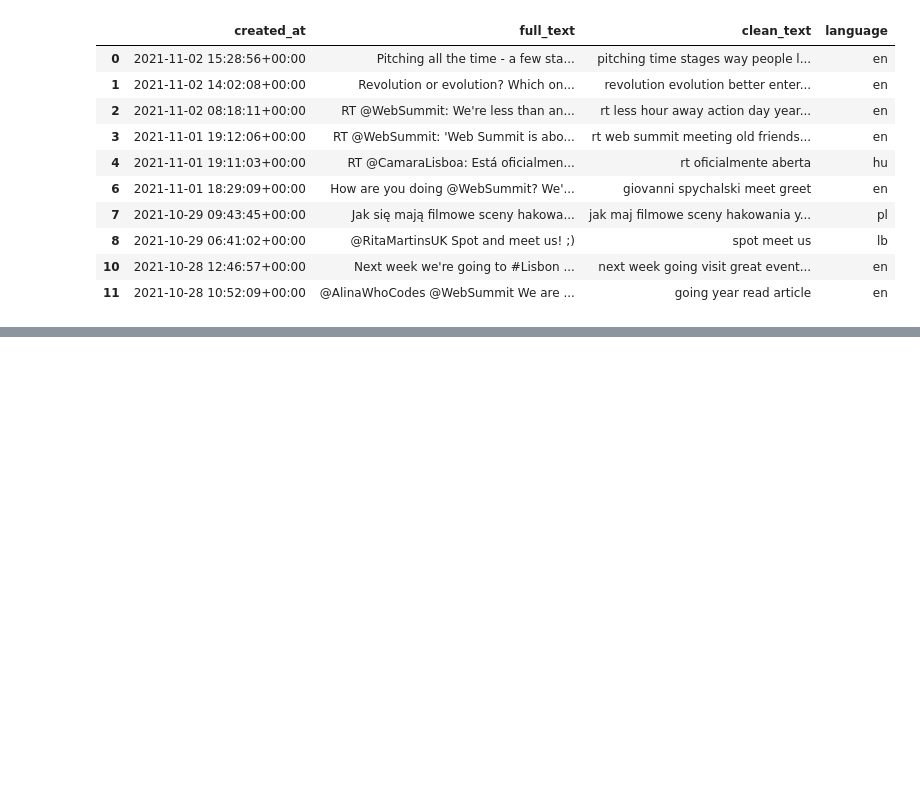
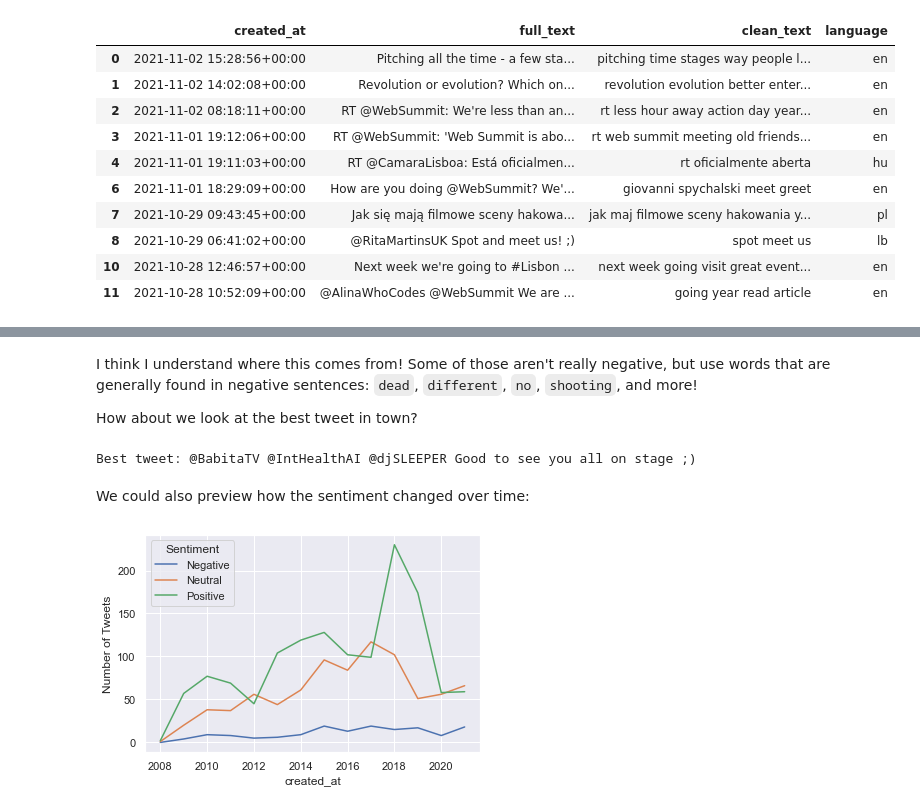
Before and after one commit to lukzmu/data-science, a Jupyter notebook: Other/Merixstudio twitter sentiment analysis/notebook.ipynb, the cells around one changed output, grey strips where cells are left out. Drawn from its saved outputs; the diff is of its cells as text; code cells hidden in the pictures; blank space fills up the shorter version.

```diff
--- a/Other/Merixstudio twitter sentiment analysis/notebook.ipynb
+++ b/Other/Merixstudio twitter sentiment analysis/notebook.ipynb
@@ -230,0 +291,27 @@ Under construction...
+# %% [markdown]
+I think I understand where this comes from! Some of those aren't really negative, but use words that are generally found in negative sentences: `dead`, `different`, `no`, `shooting`, and more!
+
+How about we look at the best tweet in town?
+# %%
+max_polarity = df.iloc[df["polarity"].idxmax()]["full_text"]
+print(f"Best tweet: {max_polarity}")
+# %% [output]
+Best tweet: @BabitaTV @IntHealthAI @djSLEEPER Good to see you all on stage ;)
+# %% [markdown]
+We could also preview how the sentiment changed over time:
+# %%
+per_year = df.groupby(df["created_at"].dt.year)["sentiment"].value_counts().unstack(fill_value=0)
+per_year = per_year.reset_index().melt(
+    "created_at",
+    var_name="Sentiment",
+    value_name="Number of Tweets"
+)
+sns.lineplot(
+    x="created_at",
+    y="Number of Tweets",
+    hue="Sentiment",
+    data=per_year,
+)
+plt.show()
+# %% [output]
+[figure, added]
```
Also changed, not shown: parts of 21 cells of this notebook.
